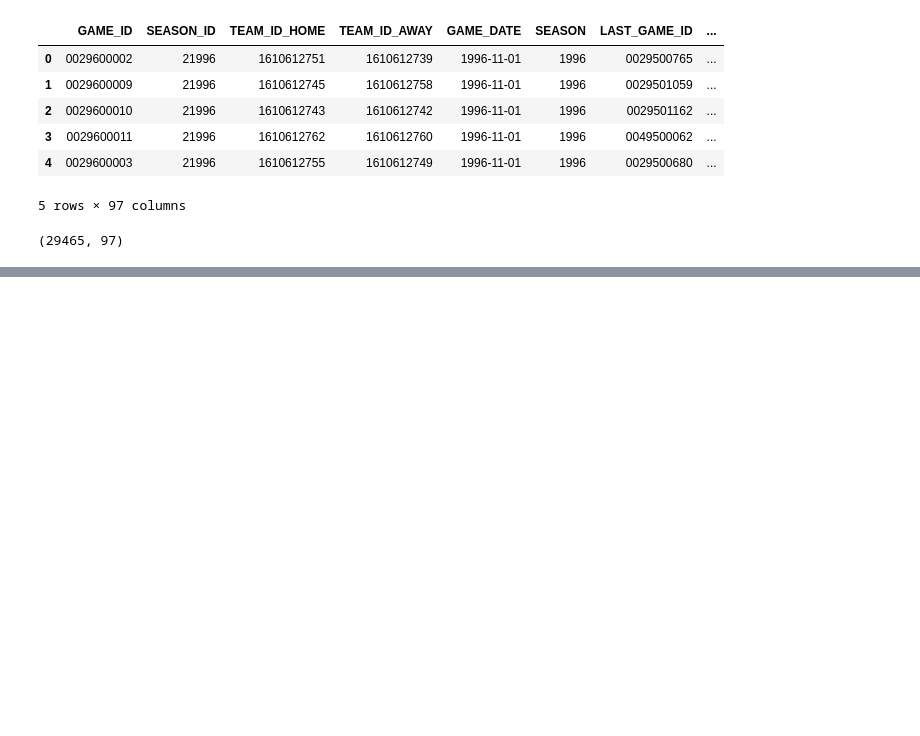
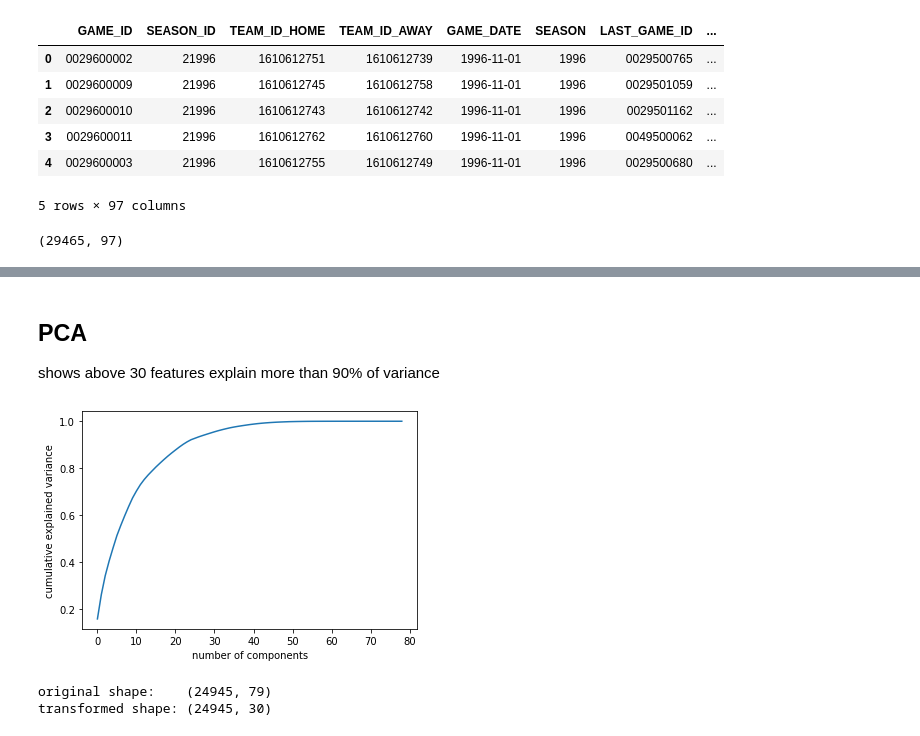
Before and after one commit to Spencer-Weston/W207_Final_NBA_Prediction, a Jupyter notebook: DEA_NBA_Baseline.ipynb, the cells around one changed output, grey strips where cells are left out. Drawn from its saved outputs; the diff is of its cells as text; code cells hidden in the pictures; blank space fills up the shorter version.

```diff
--- a/DEA_NBA_Baseline.ipynb
+++ b/DEA_NBA_Baseline.ipynb
@@ -407,0 +423,25 @@ plt.xlabel('Data');
+# %%
+game_without_outcome = Game_modified.copy()
+# %%
+game_without_outcome = game_without_outcome.drop(['PLUS_MINUS_HOME','WL_Home_modified',
+                                                  'GAME_STATUS_TEXT'
+                                                 ], axis = 1)
+# %% [markdown]
+## PCA
+shows above 30 features explain more than 90% of variance
+# %%
+pca = PCA().fit(game_without_outcome)
+plt.plot(np.cumsum(pca.explained_variance_ratio_))
+plt.xlabel('number of components')
+plt.ylabel('cumulative explained variance');
+# %% [output]
+[figure, added]
+# %%
+pca = PCA(n_components=30)
+game_without_outcome_pca = pca.fit_transform(game_without_outcome)
+
+print("original shape:   ", game_without_outcome.shape)
+print("transformed shape:", game_without_outcome_pca.shape)
+# %% [output]
+original shape:    (24945, 79)
+transformed shape: (24945, 30)
```
Also changed, not shown: parts of 32 cells of this notebook.
